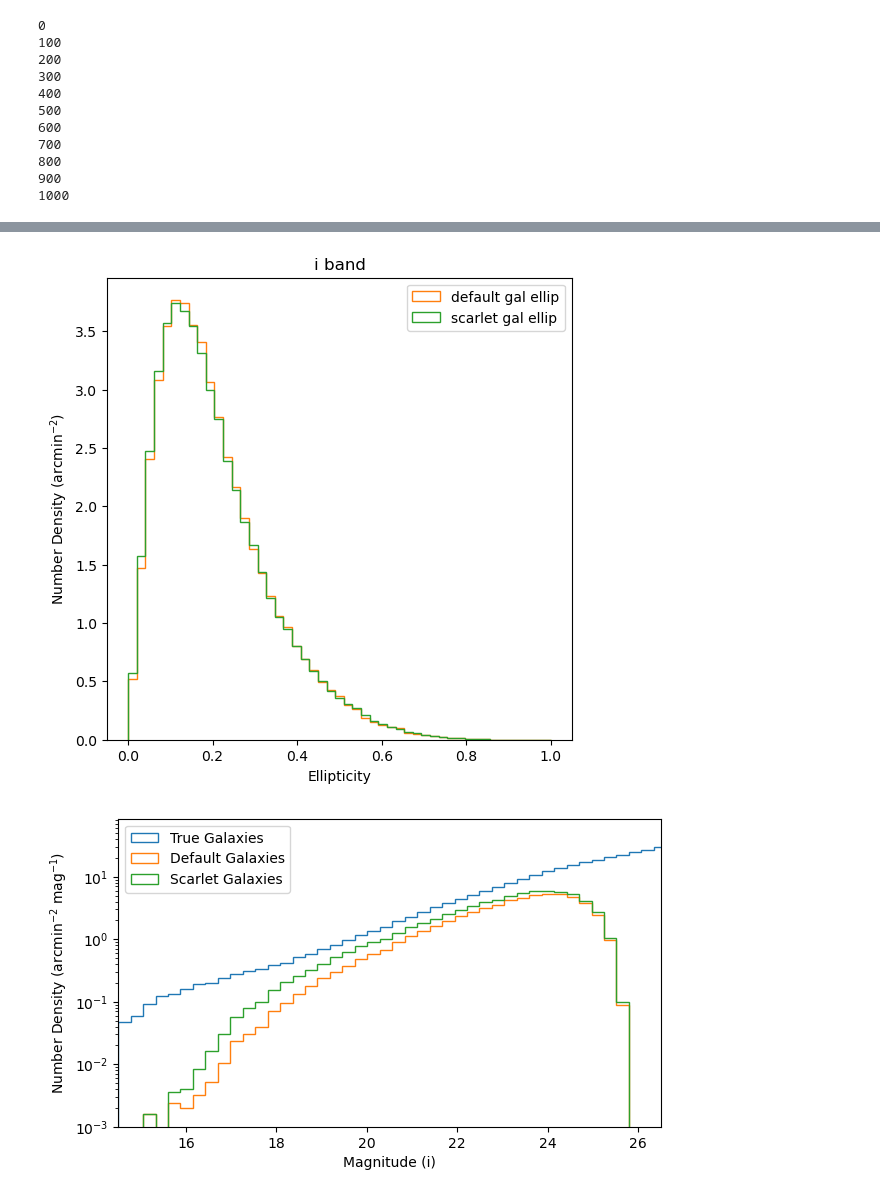
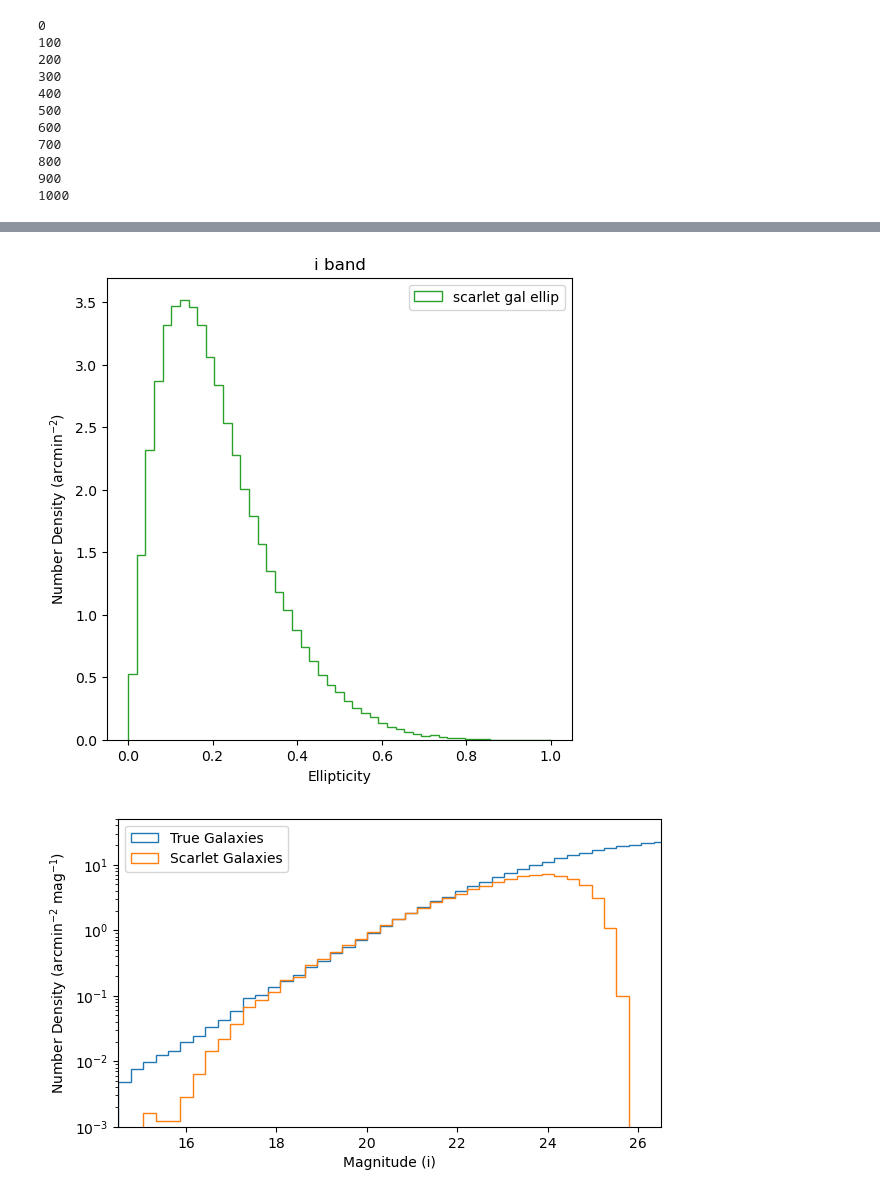
Before and after one commit to philipladuca24/LSST-SimCatVal, a Jupyter notebook: LSST-SimCatVal/full_run_plots.ipynb, the cells around one changed output, grey strips where cells are left out. Saved outputs shown, nothing was run; the diff lists cells and outputs as text; code cells hidden in the pictures.

```diff
--- a/LSST-SimCatVal/full_run_plots.ipynb
+++ b/LSST-SimCatVal/full_run_plots.ipynb
@@ -51,7 +53,7 @@ for entry in os.listdir(root_dir):
             f for f in os.listdir(full_path)
             if os.path.isfile(os.path.join(full_path, f))
         ]
-        if len(files) < 4:
+        if len(files) < 3:
             dirs_with_fewer_than_3_files.append((full_path, len(files)))
 
 for d, count in dirs_with_fewer_than_3_files:
@@ -246,9 +249,9 @@ with open(f'/hildafs/home/pladuca/main/lsst-sim-package/LSST-SimCatVal/LSST-SimC
 # with open(f'/hildafs/home/pladuca/main/lsst-sim-package/LSST-SimCatVal/LSST-SimCatVal/pickles/true_cat_vdiffnew.pkl', "rb") as f:
 #     true_cats_n = pickle.load(f)
 # %%
-area = (max(full_cats['obs_ind']) + 1) * (900 * 0.2/60) **2
-t_area = (max(true_cats['i']['obs_ind']) + 1) * (900 * 0.2/60) **2
-s_area = (max(full_cats_s['obs_ind']) + 1) * (900 * 0.2/60) **2
+# area = (max(full_cats['obs_ind'])) * (900 * 0.2/60) **2
+t_area = (max(true_cats['i']['obs_ind'])) * (900 * 0.2/60) **2
+s_area = (max(full_cats_s['obs_ind'])) * (900 * 0.2/60) **2
 # %%
 def get_stellar_locust(cat):
     temp = cat
@@ -257,6 +260,9 @@ def get_stellar_locust(cat):
         (temp['modelfit_CModel_instFlux_i'] >= 0) &
         (temp['modelfit_CModel_flag_i'] == False) &
         (temp['base_SdssCentroid_flag'] == False) ]
+    print(len(temp))
+    temp = temp[(temp['in_img'] == True)]
+    print(len(temp))
     temp = temp[(temp['base_PsfFlux_instFlux_i']/temp['base_PsfFlux_instFluxErr_i'] >= 10)]
     mag = -2.5 * np.log10(temp['modelfit_CModel_instFlux_i']) + 31.4
     size = (temp['base_SdssShape_xx']*temp['base_SdssShape_yy'] - temp['base_SdssShape_xy']**2)**0.25
@@ -355,7 +363,7 @@ plt.show()
 # %%
-e1 = (gals['base_SdssShape_xx'] - gals['base_SdssShape_yy'])/(gals['base_SdssShape_xx'] + gals['base_SdssShape_yy'])
-e2 = 2*(gals['base_SdssShape_xy'])/(gals['base_SdssShape_xx'] + gals['base_SdssShape_yy'])
-ellip = np.sqrt((e1)**2 + (e2)**2)
+# e1 = (gals['base_SdssShape_xx'] - gals['base_SdssShape_yy'])/(gals['base_SdssShape_xx'] + gals['base_SdssShape_yy'])
+# e2 = 2*(gals['base_SdssShape_xy'])/(gals['base_SdssShape_xx'] + gals['base_SdssShape_yy'])
+# ellip = np.sqrt((e1)**2 + (e2)**2)
 
 e1_ = (gals_['base_SdssShape_xx'] - gals_['base_SdssShape_yy'])/(gals_['base_SdssShape_xx'] + gals_['base_SdssShape_yy'])
 e2_ = 2*(gals_['base_SdssShape_xy'])/(gals_['base_SdssShape_xx'] + gals_['base_SdssShape_yy'])
@@ -364,7 +372,7 @@ ellip_ = np.sqrt((e1_)**2 + (e2_)**2)
 ellip_bins = np.linspace(0,1,50)
 bin_size = ellip_bins[1] - ellip_bins[0]
 fig, ax = plt.subplots(figsize=(6,6))
-plt.hist(ellip, ellip_bins, density=True, histtype="step", label="default gal ellip", color='C1')
+# plt.hist(ellip, ellip_bins, density=True, histtype="step", label="default gal ellip", color='C1')
 plt.hist(ellip_, ellip_bins, density=True, histtype="step", label="scarlet gal ellip", color='C2')
 
 plt.xlabel('Ellipticity')
@@ -375,36 +383,36 @@ plt.title(f'i band')
 # plt.yscale('log')
 plt.show()
 # %% [output]
-[figure, old version]
+[figure, new version]
 # %%
-gal_meas = gals[(gals['base_PsfFlux_instFlux_i']/gals['base_PsfFlux_instFluxErr_i'] >= 10)]
+# gal_meas = gals[(gals['base_PsfFlux_instFlux_i']/gals['base_PsfFlux_instFluxErr_i'] >= 10)]
 gal_meas_ = gals_[(gals_['base_PsfFlux_instFlux_i']/gals_['base_PsfFlux_instFluxErr_i'] >= 10)]
 
-gal_true = true_cats['i'][true_cats['i']['ob_type'] == 'diff_galaxy']
+gal_true = true_cats['i'][(true_cats['i']['ob_type'] == 'diff_galaxy') & (true_cats['i']['in_img'] == True)]
 
 mag_bins = np.linspace(14.5, 28, 50)
 bin_size = mag_bins[1] - mag_bins[0]
 fig, ax = plt.subplots(1,figsize=(7,4))
 
-cut_sim_mag = -2.5 * np.log10(gal_meas['modelfit_CModel_instFlux_i']) + 31.4
-sim_weight = np.full_like(cut_sim_mag, 1/(area*bin_size))
+# cut_sim_mag = -2.5 * np.log10(gal_meas['modelfit_CModel_instFlux_i']) + 31.4
+# sim_weight = np.full_like(cut_sim_mag, 1/(area*bin_size))
 cut_sim_mag_n = -2.5 * np.log10(gal_meas_['modelfit_CModel_instFlux_i']) + 31.4
 sim_weight_n = np.full_like(cut_sim_mag_n, 1/(s_area*bin_size))
 true_mag = -2.5* np.log10(gal_true['flux']) + 31.4
 true_weight = np.full_like(true_mag, 1/(t_area*bin_size))
 
 # ghist_dp1, bins, _ =ax.hist(dp1['mag'], dp1['bins'], weights=dp1['weights'], histtype="step",label="Galaxies ECDFS")
 # ghist_sim, bins, _ =ax.hist(cut_sim_mag, mag_bins, weights=sim_weight, histtype="step",label='Galaxies Sim')
 # ghist_sim, bins, _ =ax.hist(true_mag, mag_bins, weights=true_weight, histtype="step",label='Galaxies Sim True')
 ghist_sim, bins, _ =ax.hist(true_mag, mag_bins,weights=true_weight, histtype="step",label='True Galaxies')
-ghist_sim, bins, _ =ax.hist(cut_sim_mag, mag_bins,weights=sim_weight, histtype="step",label='Default Galaxies')
+# ghist_sim, bins, _ =ax.hist(cut_sim_mag, mag_bins,weights=sim_weight, histtype="step",label='Default Galaxies')
 ghist_sim, bins, _ =ax.hist(cut_sim_mag_n, mag_bins,weights=sim_weight_n, histtype="step",label='Scarlet Galaxies')
 ax.set_xlabel("Magnitude (i)")
 ax.set_ylabel("Number Density (arcmin$^{-2}$ mag$^{-1}$)")
 ax.set_yscale('log')
 ax.legend()
 ax.set_xlim(14.5,26.5)
 ax.set_ylim(10e-4)
 plt.show()
 # %% [output]
-[figure, old version]
+[figure, new version]
```
Also changed, not shown: parts of 27 cells of this notebook, 6 other files.
